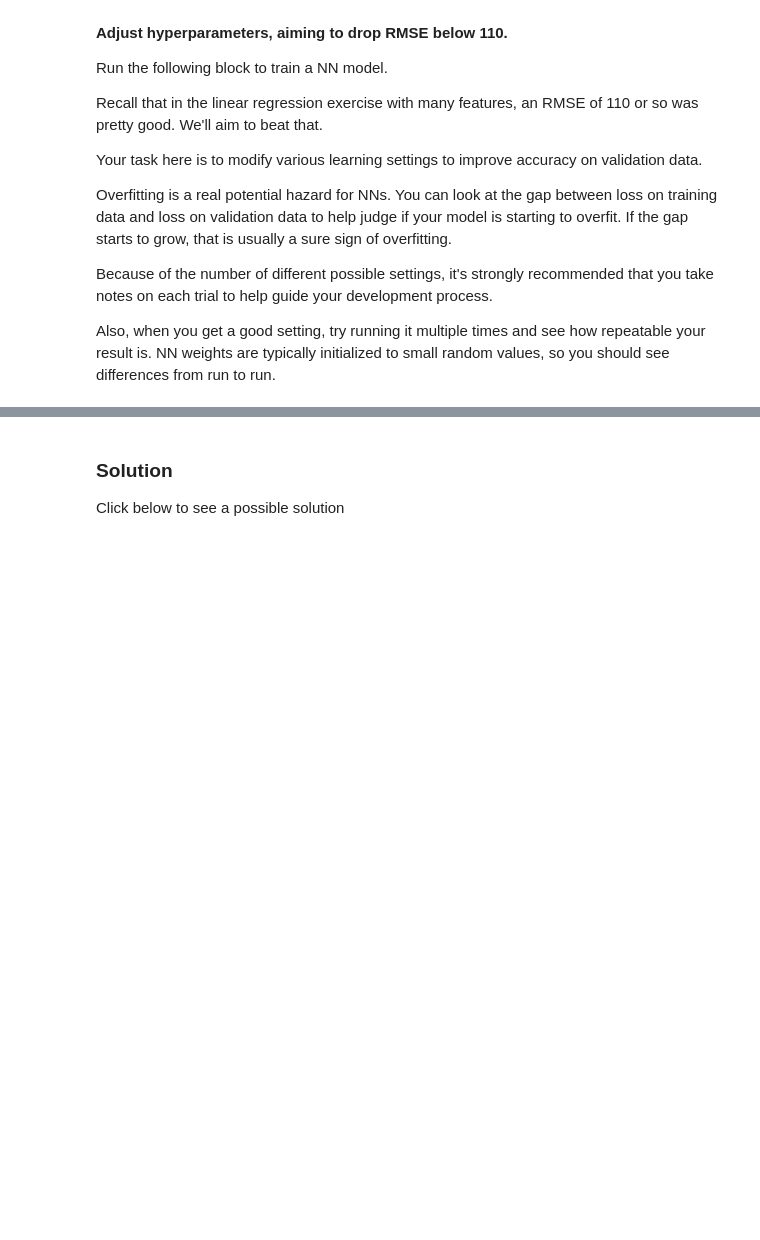
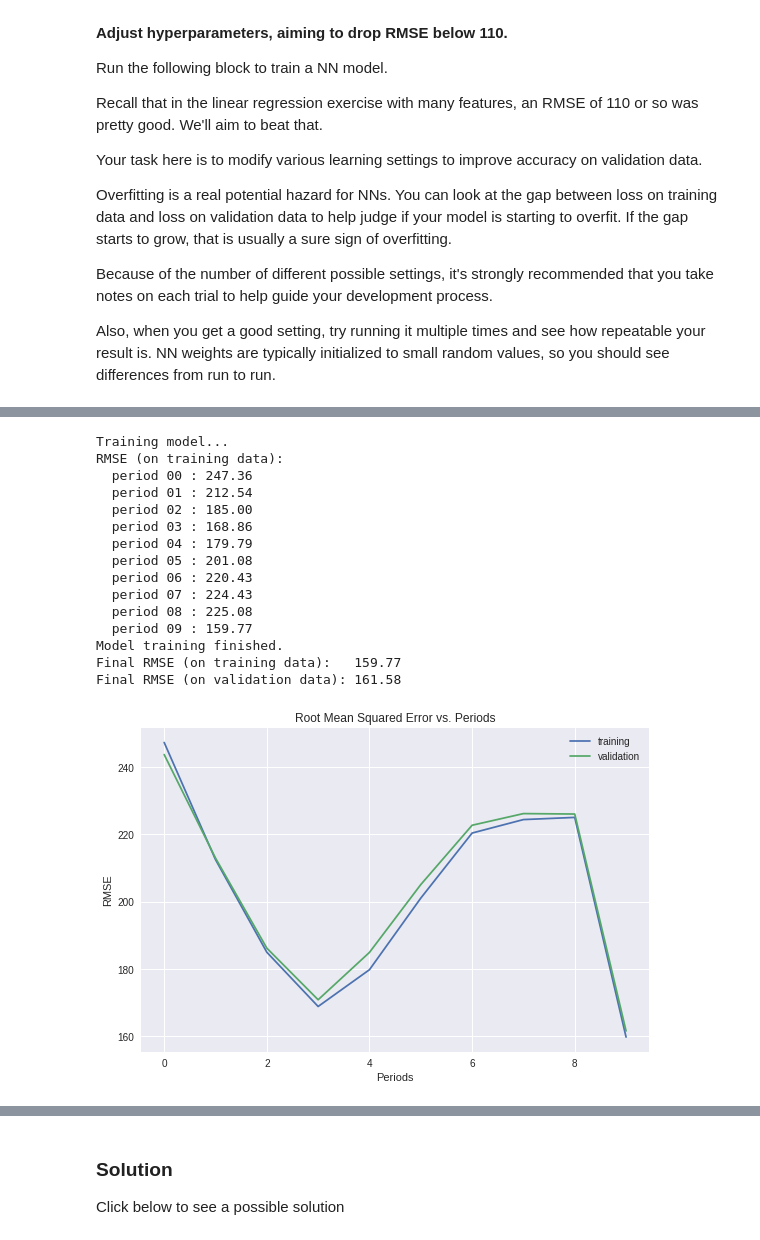
Before and after one commit to tenvol/tsf00, a Jupyter notebook: intro_to_neural_nets.ipynb, the cells around one changed output, grey strips where cells are left out. Cells and saved outputs as stored; diff of their text form; code cells hidden in the pictures; blank space fills up the shorter version.

```diff
--- a/intro_to_neural_nets.ipynb
+++ b/intro_to_neural_nets.ipynb
@@ -396,0 +424,27 @@ dnn_regressor = train_nn_regression_model(
+# %%
+dnn_regressor, tptmp = train_nn_regression_model(
+    learning_rate=0.01,
+    steps=500,
+    batch_size=100,
+    hidden_units=[10, 2],
+    training_examples=training_examples,
+    training_targets=training_targets,
+    validation_examples=validation_examples,
+    validation_targets=validation_targets)
+# %% [output]
+Training model...
+RMSE (on training data):
+  period 00 : 247.36
+  period 01 : 212.54
+  period 02 : 185.00
+  period 03 : 168.86
+  period 04 : 179.79
+  period 05 : 201.08
+  period 06 : 220.43
+  period 07 : 224.43
+  period 08 : 225.08
+  period 09 : 159.77
+Model training finished.
+Final RMSE (on training data):   159.77
+Final RMSE (on validation data): 161.58
+[figure, added]
```
Also changed, not shown: parts of 10 cells of this notebook.
